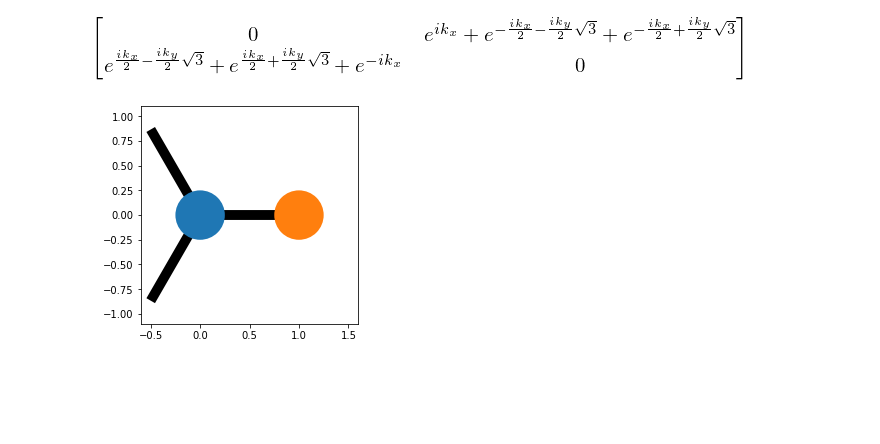
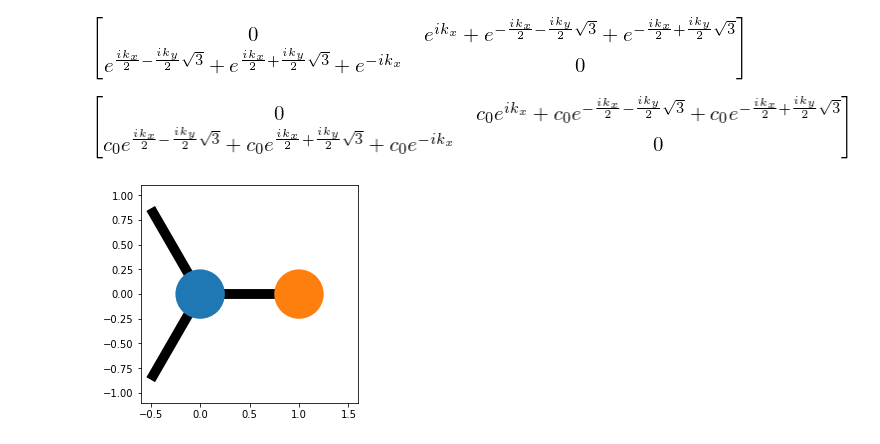
Before and after one commit to quantum-tinkerer/qsymm, a Jupyter notebook: model_to_kwant.ipynb, the cells around one changed output. Drawn from its saved outputs; the diff is of its cells as text; code cells hidden in the pictures; blank space fills up the shorter version.

```diff
--- a/model_to_kwant.ipynb
+++ b/model_to_kwant.ipynb
@@ -51,3 +53,9 @@ family = qsymm.bloch_family(hopping_vectors, symmetries, norbs)
 qsymm.display_family(family)
 # %% [output]
 [figure]
+# %%
+hamfam = hamiltonian_from_family(family)
+# %%
+hamfam
+# %% [output]
+[figure, added]
```
Also changed, not shown: parts of 14 cells of this notebook, 2 other files.
